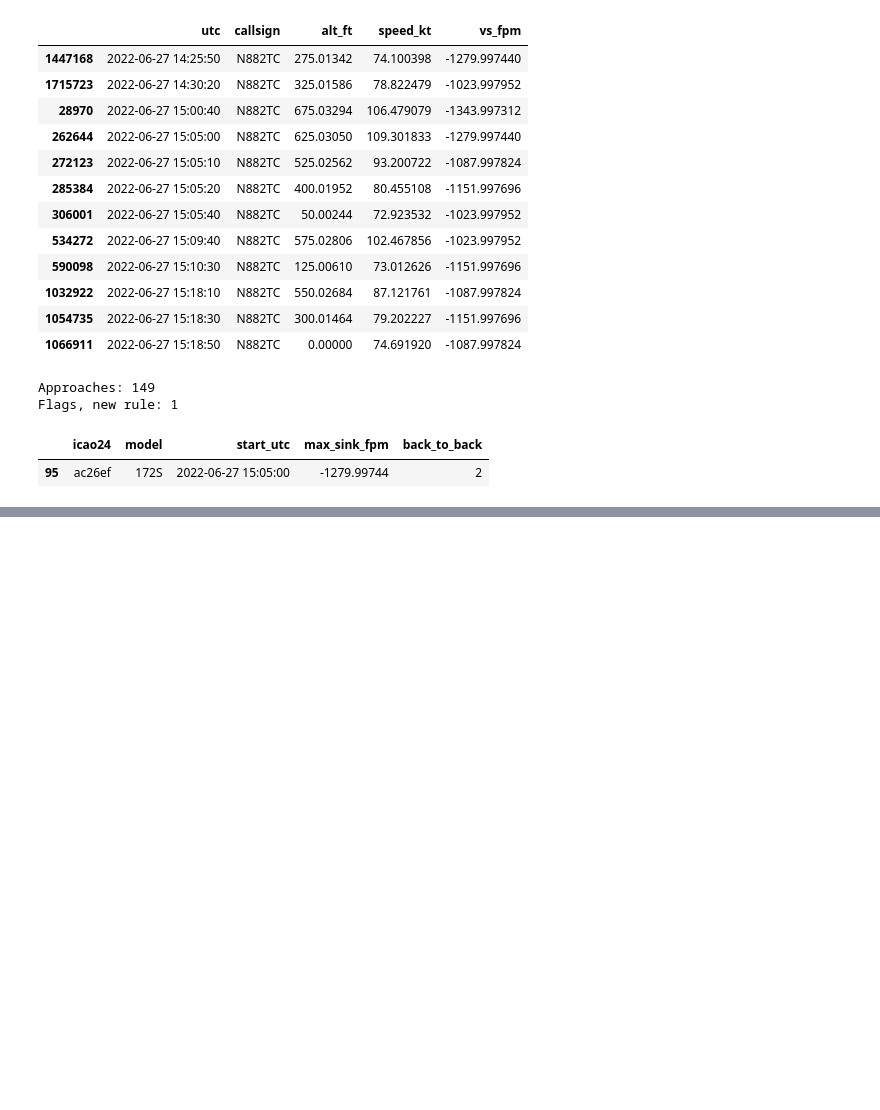
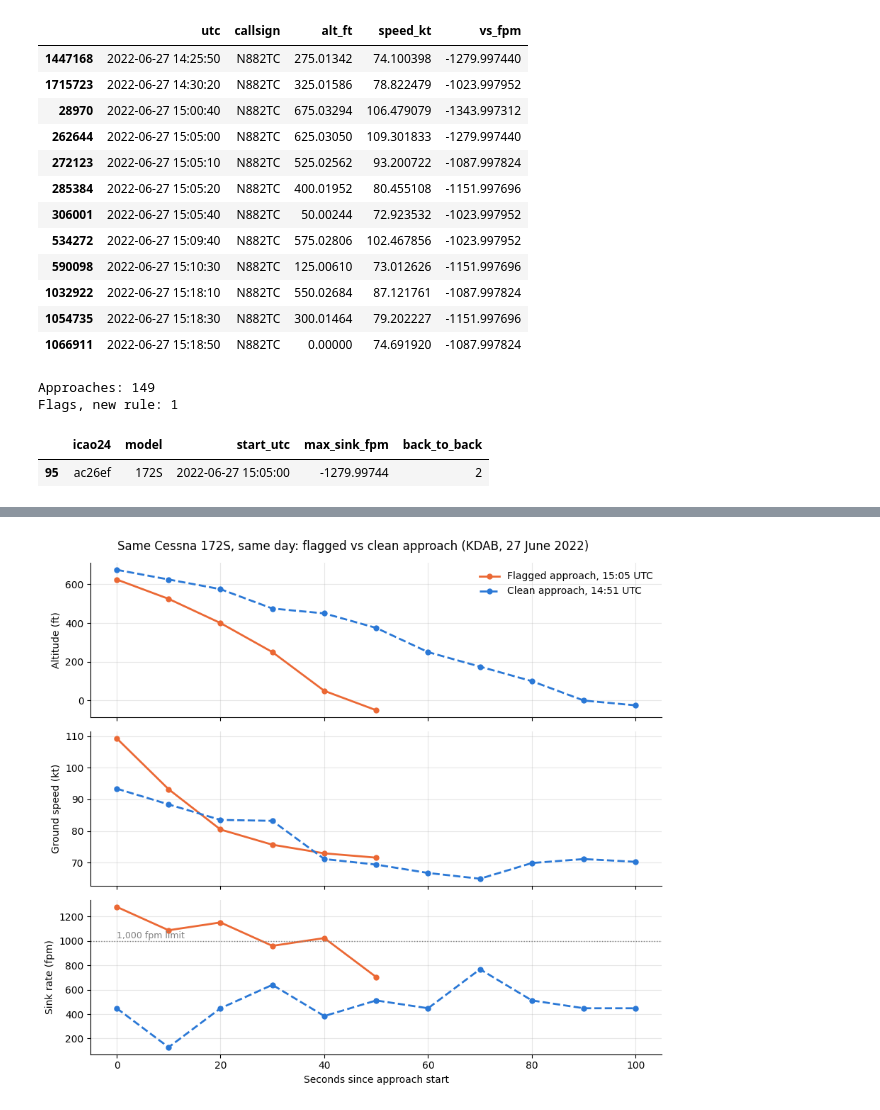
Before and after one commit to samsuseelan/ga-unstable-approach-warning, a Jupyter notebook: stable_approach_check.ipynb, the cells around one changed output, grey strips where cells are left out. Cells and saved outputs as stored; diff of their text form; code cells hidden in the pictures; blank space fills up the shorter version.

Commit message:
Plot flagged vs clean approach for ac26ef

```diff
--- a/stable_approach_check.ipynb
+++ b/stable_approach_check.ipynb
@@ -681,3 +681,64 @@ Approaches: 149
 Flags, new rule: 1
 |  | icao24 | model | start_utc | max_sink_fpm | back_to_back |
 | 95 | ac26ef | 172S | 2022-06-27 15:05:00 | -1279.99744 | 2 |
+# %%
+import matplotlib.pyplot as plt
+
+# ac26ef track, frozen rows removed
+p = day[day["icao24"] == "ac26ef"].sort_values("time")
+frozen = (
+    (p["alt_ft"] == p["alt_ft"].shift()) &
+    (p["speed_kt"] == p["speed_kt"].shift()) &
+    (p["vs_fpm"] == p["vs_fpm"].shift())
+)
+p = p[~frozen].copy()
+
+# Cut into approaches, same rule as before
+p["descending"] = (p["vs_fpm"] < -100) & (p["alt_ft"] < 700)
+starts = p["descending"] & ~p["descending"].shift(fill_value=False)
+p["approach_id"] = starts.cumsum()
+d = p[p["descending"]].copy()
+d["utc"] = pd.to_datetime(d["time"], unit="s")
+
+# One line per approach
+stats = d.groupby("approach_id").agg(
+    start=("utc", "min"),
+    points=("time", "count"),
+    worst=("vs_fpm", "min"),
+)
+
+# Flagged approach starts at 15:05:00. Clean approach: the longest one, never over 900 fpm
+flag_id = stats[stats["start"] == "2022-06-27 15:05:00"].index[0]
+clean_id = stats[stats["worst"] > -900].sort_values("points").index[-1]
+print(stats.loc[[flag_id, clean_id]])
+
+# Three charts stacked: altitude, speed, sink rate
+fig, ax = plt.subplots(3, 1, figsize=(9, 8), sharex=True)
+for aid, label, color, style in [
+    (flag_id, "Flagged approach", "#eb6834", "-"),
+    (clean_id, "Clean approach", "#2a78d6", "--"),
+]:
+    a = d[d["approach_id"] == aid]
+    sec = a["time"] - a["time"].min()
+    name = label + ", " + a["utc"].min().strftime("%H:%M UTC")
+    ax[0].plot(sec, a["alt_ft"], style, color=color, lw=2, marker="o", ms=5, label=name)
+    ax[1].plot(sec, a["speed_kt"], style, color=color, lw=2, marker="o", ms=5)
+    ax[2].plot(sec, -a["vs_fpm"], style, color=color, lw=2, marker="o", ms=5)
+
+ax[2].axhline(1000, color="gray", lw=1, ls=":")
+ax[2].text(0, 1020, "1,000 fpm limit", color="gray", fontsize=9)
+
+ax[0].set_ylabel("Altitude (ft)")
+ax[1].set_ylabel("Ground speed (kt)")
+ax[2].set_ylabel("Sink rate (fpm)")
+ax[2].set_xlabel("Seconds since approach start")
+ax[0].legend(frameon=False)
+for one in ax:
+    one.grid(alpha=0.3)
+    one.spines[["top", "right"]].set_visible(False)
+
+fig.suptitle("Same Cessna 172S, same day: flagged vs clean approach (KDAB, 27 June 2022)")
+plt.tight_layout()
+plt.savefig("approach_compare.png", dpi=150)
+plt.show()
+# %% [output]
@@ -683,0 +749 @@ Flags, new rule: 1
+[figure, added]
```
Also changed, not shown: parts of 1 cell of this notebook.
